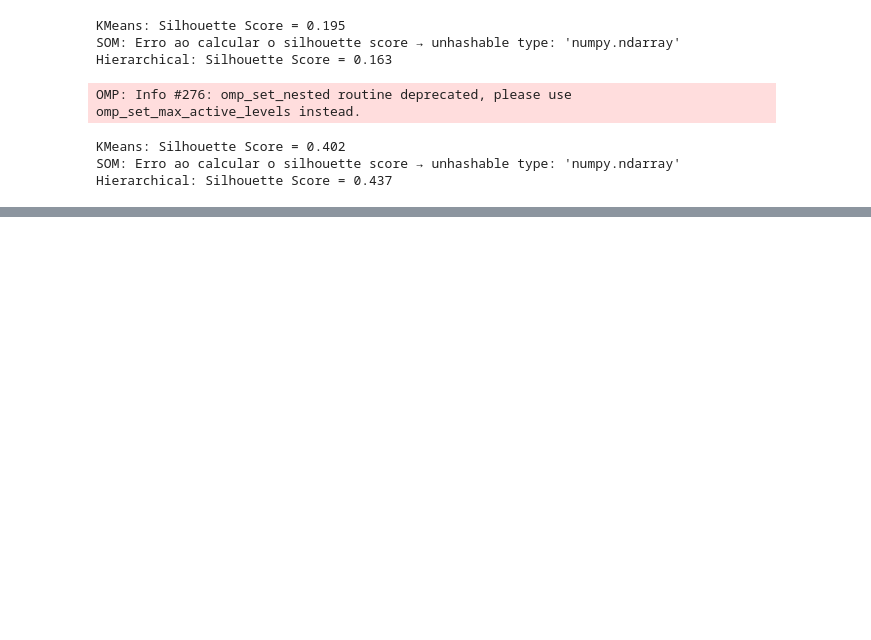
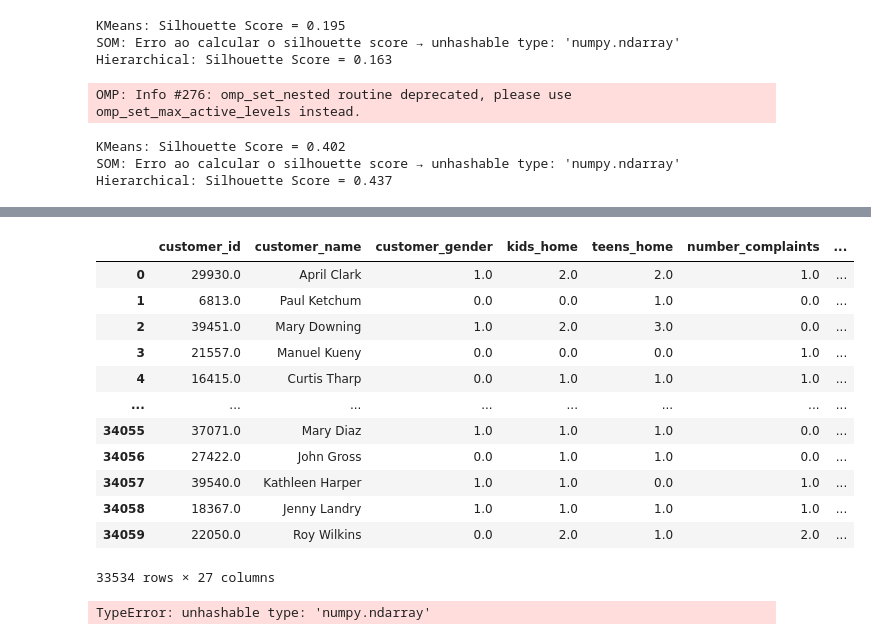
Before and after one commit to Constmsa/ml2.project, a Jupyter notebook: clustering analysis.ipynb, the cells around one changed output, grey strips where cells are left out. Saved outputs shown, nothing was run; the diff lists cells and outputs as text; code cells hidden in the pictures; blank space fills up the shorter version.

```diff
--- a/clustering analysis.ipynb
+++ b/clustering analysis.ipynb
@@ -67,0 +172,28 @@ Hierarchical: Silhouette Score = 0.437
+# %%
+df_semscalling = preprocess_semscalling('customer_info.csv')
+# %%
+df_semscalling
+# %% [output]
+|  | customer_id | customer_name | customer_gender | kids_home | teens_home | number_complaints | ... |
+| 0 | 29930.0 | April Clark | 1.0 | 2.0 | 2.0 | 1.0 | ... |
+| 1 | 6813.0 | Paul Ketchum | 0.0 | 0.0 | 1.0 | 0.0 | ... |
+| 2 | 39451.0 | Mary Downing | 1.0 | 2.0 | 3.0 | 0.0 | ... |
+| 3 | 21557.0 | Manuel Kueny | 0.0 | 0.0 | 0.0 | 1.0 | ... |
+| 4 | 16415.0 | Curtis Tharp | 0.0 | 1.0 | 1.0 | 1.0 | ... |
+| ... | ... | ... | ... | ... | ... | ... | ... |
+| 34055 | 37071.0 | Mary Diaz | 1.0 | 1.0 | 1.0 | 0.0 | ... |
+| 34056 | 27422.0 | John Gross | 0.0 | 1.0 | 1.0 | 0.0 | ... |
+| 34057 | 39540.0 | Kathleen Harper | 1.0 | 1.0 | 0.0 | 1.0 | ... |
+| 34058 | 18367.0 | Jenny Landry | 1.0 | 1.0 | 1.0 | 1.0 | ... |
+| 34059 | 22050.0 | Roy Wilkins | 0.0 | 2.0 | 1.0 | 2.0 | ... |
+33534 rows × 27 columns
+# %%
+# Suponha que as colunas de features sejam todas menos as de cluster
+feature_cols = [col for col in df.columns if col not in ['som_cluster', 'hierarchical_cluster', 'kmeans_cluster', 'customer_name', 'customer_educlevel']]
+
+# Plot para cada método
+plot_silhouette(df, feature_cols, 'som_cluster')
+plot_silhouette(df, feature_cols, 'hierarchical_cluster')
+plot_silhouette(df, feature_cols, 'kmeans_cluster')
+# %% [output]
+TypeError: unhashable type: 'numpy.ndarray'
```
Also changed, not shown: parts of 9 cells of this notebook.
